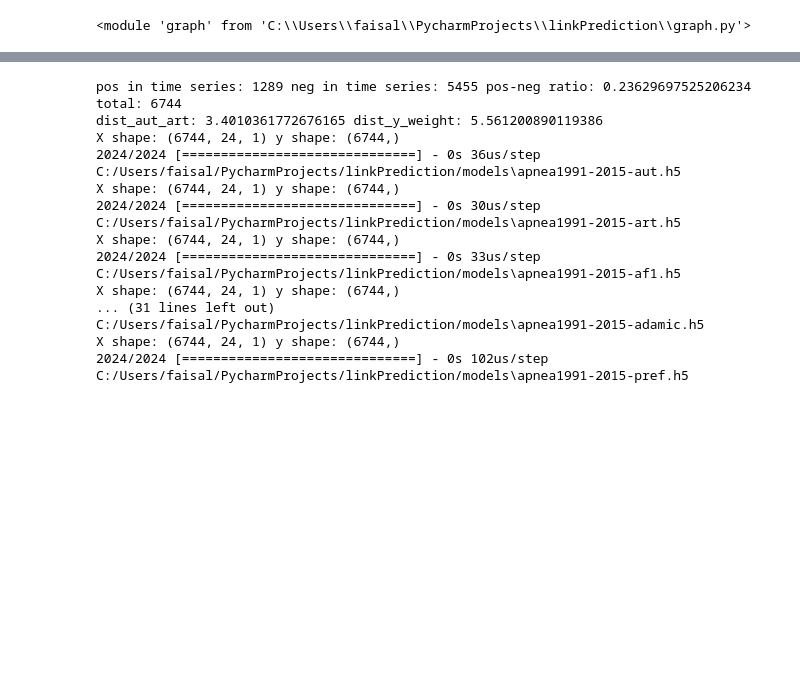
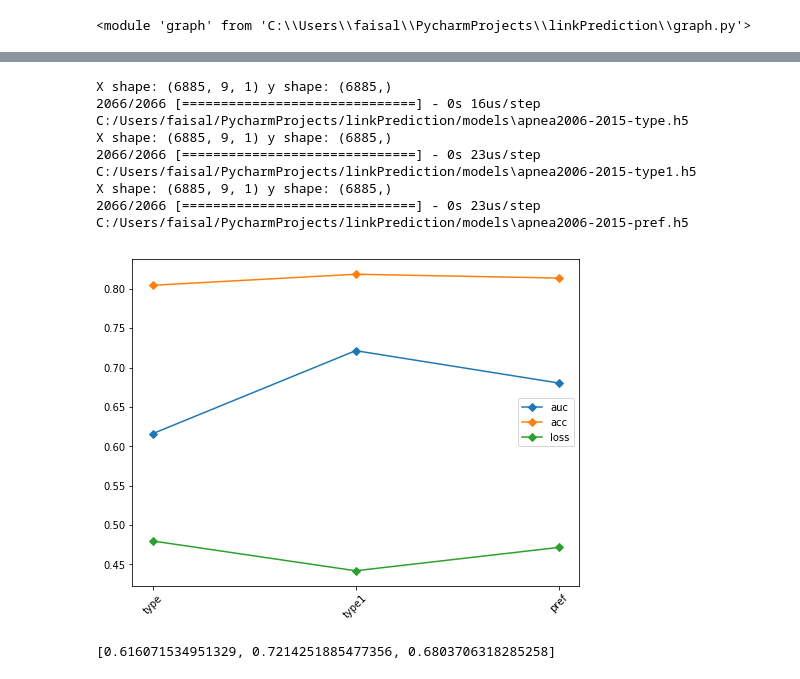
Before and after one commit to ffaisal93/linkPrediction, a Jupyter notebook: link_prediction.ipynb, the cells around one changed output, grey strips where cells are left out. Cells and saved outputs as stored; diff of their text form; code cells hidden in the pictures; blank space fills up the shorter version.

Commit message:
type1 added

```diff
--- a/link_prediction.ipynb
+++ b/link_prediction.ipynb
@@ -43,7 +46,7 @@ datapath='C:/Users/faisal/PycharmProjects/linkPrediction/dataframes'
 modelpath='C:/Users/faisal/PycharmProjects/linkPrediction/models'
 column_split=['keyword','author_name','affiliation_1','affiliation_2','country']
 #time=[parent_start_year, train_start_year, test_start_year, total_test_period_in_year, total_year_in_each_iteration]
-time=[1980,1991,2015,1,1]
+time=[1980,2006,2015,1,1,20]
 df, key_list = ut.load_dataset(filepath, column_split)
 # %%
 #dynamic train graphs and test graph build and save in disk
@@ -70,4 +74,5 @@ C:/Users/faisal/PycharmProjects/linkPrediction/graphs\test_graph_2015-2016.gpick
 # %%
 #load all graphs
+time=[1980,2006,2015,1,1,20]
 g_train, g_test, g_parent, g_train_static, g_test_static = gr.graph_load(graphpath, time)
 # %% [output]
@@ -91,31 +109,21 @@ C:/Users/faisal/PycharmProjects/linkPrediction/graphs\test_graph_2015-2016.gpick
 # %%
-importlib.reload(fs)
-importlib.reload(cl)
-
-train_data, train_data_static, parent_data, test_data_static, edge_list = cl.non_edge_feature_dataframe(g_train,
-                                                                                                         g_test,
-                                                                                                         g_parent,
-                                                                                                         g_train_static,
-                                                                                                         g_test_static,
-                                                                                                         time,
-                                                                                                         freq=5)
-node_feature, train_data = fs.dynamic_graph_feature_set(df, key_list, train_data, g_parent, g_train, g_train_static, time)
-
 ts = time[1]
 te = time[2]
+
 row = train_data[ts].columns.values.tolist()
 feature_names = row[2:len(row)]
 all_combinations = itertools.chain(*[itertools.combinations(feature_names, i + 1)
                                      for i, _ in enumerate(feature_names)])
 feature_list = list(all_combinations)
+selective_features =  set(['type1','type','pref'])
 domain_info =  domain[0]+str(ts)+"-"+str(te)+"-"
 models  = []
 results = []
-con = [20]
-
+con = [20,64]
+batch_size = con[1]
 for feature in feature_list:
     columns_drop = list(set(feature_names).difference(set(feature)))
-    if len(feature)==1:
+    if len(feature)==1 and feature[0] in selective_features:
         model_name = '+'.join(feature)
         model_name = domain_info+model_name
         pruned_data = copy.deepcopy(train_data)
@@ -129,37 +137,50 @@ for feature in feature_list:
         models.append(model_name)
         print(model_file_name)
 # %% [output]
-pos in time series: 1289 neg in time series: 5455 pos-neg ratio: 0.23629697525206234 total: 6744
-dist_aut_art: 3.4010361772676165 dist_y_weight: 5.561200890119386
-X shape: (6744, 24, 1) y shape: (6744,)
-2024/2024 [==============================] - 0s 36us/step
-C:/Users/faisal/PycharmProjects/linkPrediction/models\apnea1991-2015-aut.h5
-X shape: (6744, 24, 1) y shape: (6744,)
-2024/2024 [==============================] - 0s 30us/step
-C:/Users/faisal/PycharmProjects/linkPrediction/models\apnea1991-2015-art.h5
-X shape: (6744, 24, 1) y shape: (6744,)
-2024/2024 [==============================] - 0s 33us/step
-C:/Users/faisal/PycharmProjects/linkPrediction/models\apnea1991-2015-af1.h5
-X shape: (6744, 24, 1) y shape: (6744,)
-... (31 lines left out)
-C:/Users/faisal/PycharmProjects/linkPrediction/models\apnea1991-2015-adamic.h5
-X shape: (6744, 24, 1) y shape: (6744,)
-2024/2024 [==============================] - 0s 102us/step
-C:/Users/faisal/PycharmProjects/linkPrediction/models\apnea1991-2015-pref.h5
+X shape: (6885, 9, 1) y shape: (6885,)
+2066/2066 [==============================] - 0s 16us/step
+C:/Users/faisal/PycharmProjects/linkPrediction/models\apnea2006-2015-type.h5
+X shape: (6885, 9, 1) y shape: (6885,)
+2066/2066 [==============================] - 0s 23us/step
+C:/Users/faisal/PycharmProjects/linkPrediction/models\apnea2006-2015-type1.h5
+X shape: (6885, 9, 1) y shape: (6885,)
+2066/2066 [==============================] - 0s 23us/step
+C:/Users/faisal/PycharmProjects/linkPrediction/models\apnea2006-2015-pref.h5
 # %%
 #result
 model_names = []
 loss = []
 acc = []
 auc = []
 ff = set(['false positive','true positive'])
 for row in results:
     for i,r in row.items():
         if i not in ff:
             #print(i,":",row[i])
             pass
     model_names.append(row['model name'].split('-')[2])
     loss.append(row['test score'])
     acc.append(row['test accuracy'])
     auc.append(row['auc'])
     #print()
+
+#plot result
+plt_for = [auc,acc,loss]
+plt_for_name = ['auc','acc','loss']
+plt.figure(figsize=(8,6))
+for i,name in enumerate(plt_for):
+    #plt.title(plt_for_name[i])
+    plt.xticks(range(len(model_names)), model_names, rotation=45)
+    plt.plot(name, '-D',label = plt_for_name[i])
+plt.legend(loc='best')
+no=1
+fig_name = domain_info+'total feature'+str(no)+'-'+'freq-'+str(freq)+'parent-'+str(time[4])
+fig_file_name = os.path.join(datapath, fig_name + ".png")
+plt.savefig(fig_file_name)
+plt.show()
+# %% [output]
+[figure, added]
+# %%
+auc
+# %% [output]
+[0.616071534951329, 0.7214251885477356, 0.6803706318285258]
```
Also changed, not shown: parts of 12 cells of this notebook, 3 other files.
